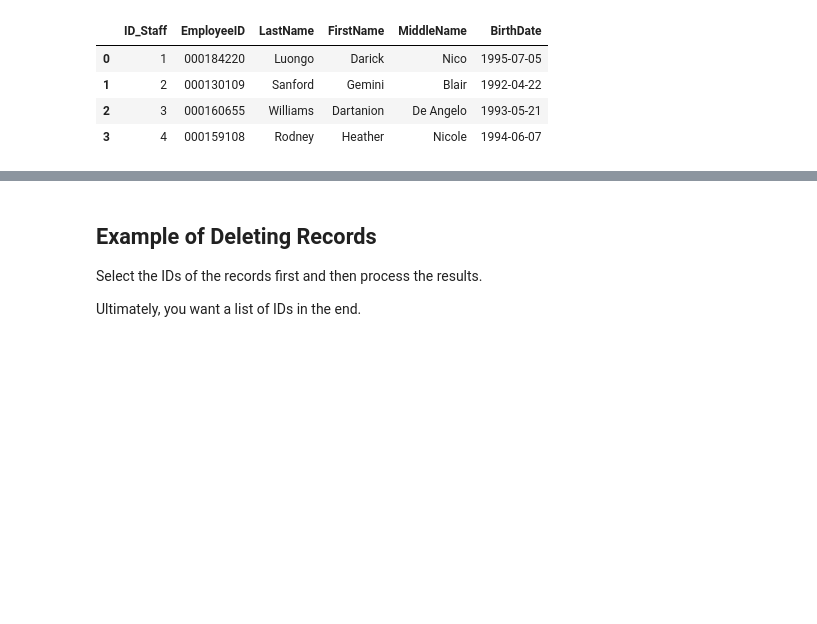
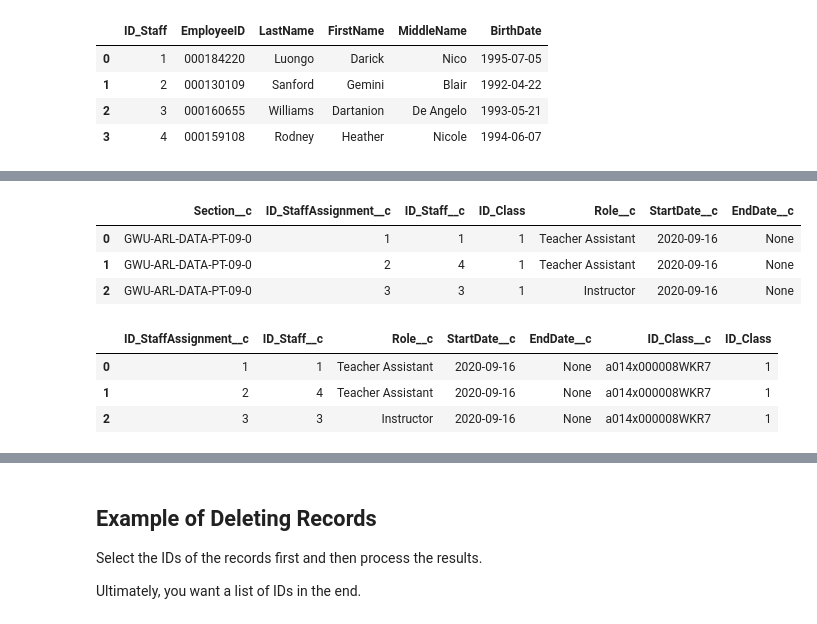
Before and after one commit to mgfrancis/etl_salesforce, a Jupyter notebook: Salesforce-ETL-Project-Starter-Code-Copy1.ipynb, the cells around one changed output, grey strips where cells are left out. Cells and saved outputs as stored; diff of their text form; code cells hidden in the pictures; blank space fills up the shorter version.

```diff
--- a/Salesforce-ETL-Project-Starter-Code-Copy1.ipynb
+++ b/Salesforce-ETL-Project-Starter-Code-Copy1.ipynb
@@ -613,0 +719,31 @@ staff_data_df.head()
+# %%
+sp_data_df.rename(columns={
+    'Section': 'Section__c',
+    'StartDate': 'StartDate__c',
+    'EndDate':'EndDate__c',
+    'Role': 'Role__c',
+    'ID_StaffAssignment': 'ID_StaffAssignment__c',
+    'ID_Staff': 'ID_Staff__c'
+
+}, inplace = True)
+
+
+sp_data_df.head()
+# %% [output]
+|  | Section__c | ID_StaffAssignment__c | ID_Staff__c | ID_Class | Role__c | StartDate__c | EndDate__c |
+| 0 | GWU-ARL-DATA-PT-09-0 | 1 | 1 | 1 | Teacher Assistant | 2020-09-16 | None |
+| 1 | GWU-ARL-DATA-PT-09-0 | 2 | 4 | 1 | Teacher Assistant | 2020-09-16 | None |
+| 2 | GWU-ARL-DATA-PT-09-0 | 3 | 3 | 1 | Instructor | 2020-09-16 | None |
+# %%
+#Join the staffassignment dataframe with the Class Lookup table
+
+sp_data_df = pd.merge(sp_data_df, class_lookup_df, on='Section__c')
+
+#choose columns to include
+sp_data_df = sp_data_df[['ID_StaffAssignment__c','ID_Staff__c','Role__c','StartDate__c','EndDate__c','ID_Class__c', 'ID_Class']]
+sp_data_df.head()
+# %% [output]
+|  | ID_StaffAssignment__c | ID_Staff__c | Role__c | StartDate__c | EndDate__c | ID_Class__c | ID_Class |
+| 0 | 1 | 1 | Teacher Assistant | 2020-09-16 | None | a014x000008WKR7 | 1 |
+| 1 | 2 | 4 | Teacher Assistant | 2020-09-16 | None | a014x000008WKR7 | 1 |
+| 2 | 3 | 3 | Instructor | 2020-09-16 | None | a014x000008WKR7 | 1 |
```
Also changed, not shown: parts of 21 cells of this notebook.
